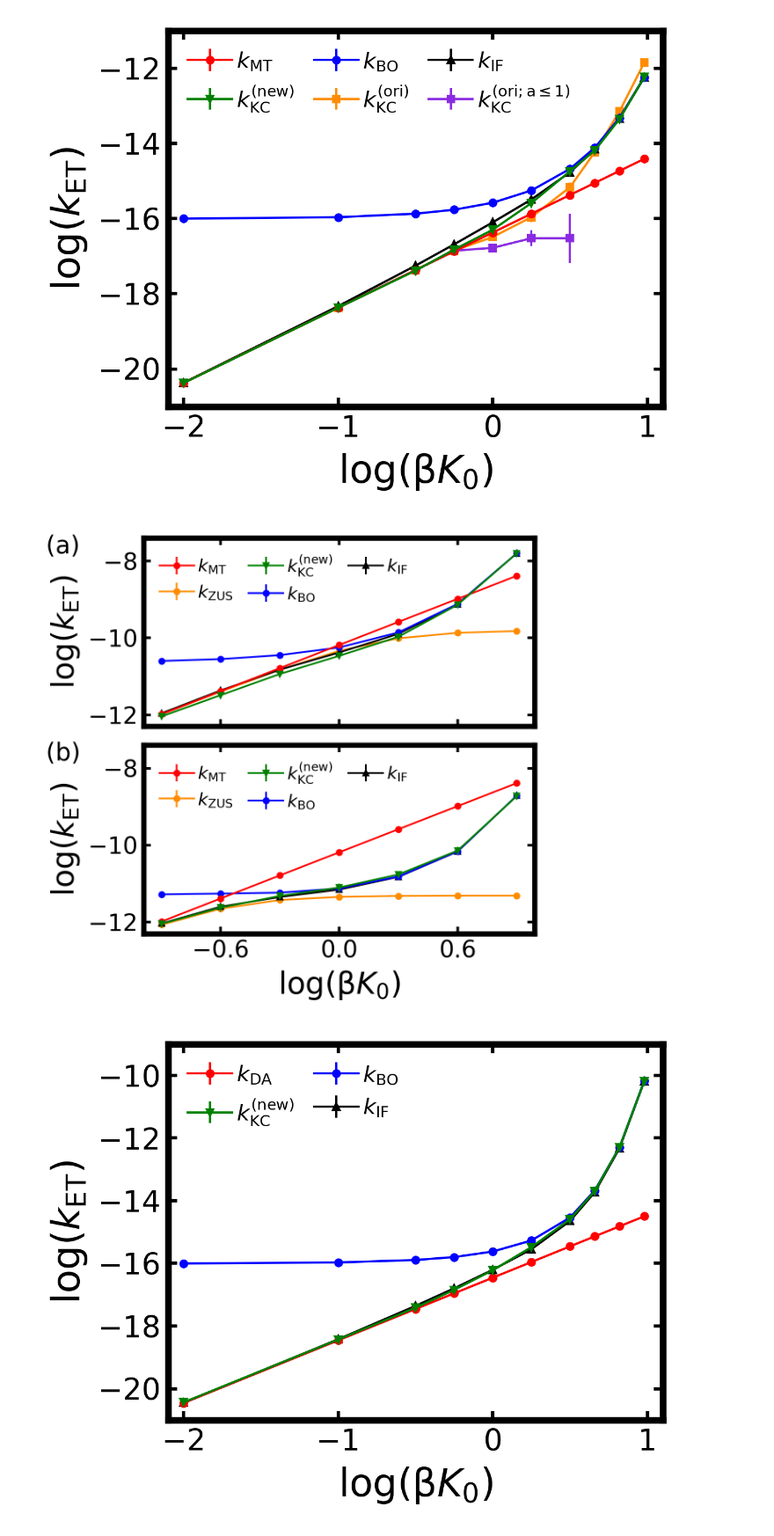
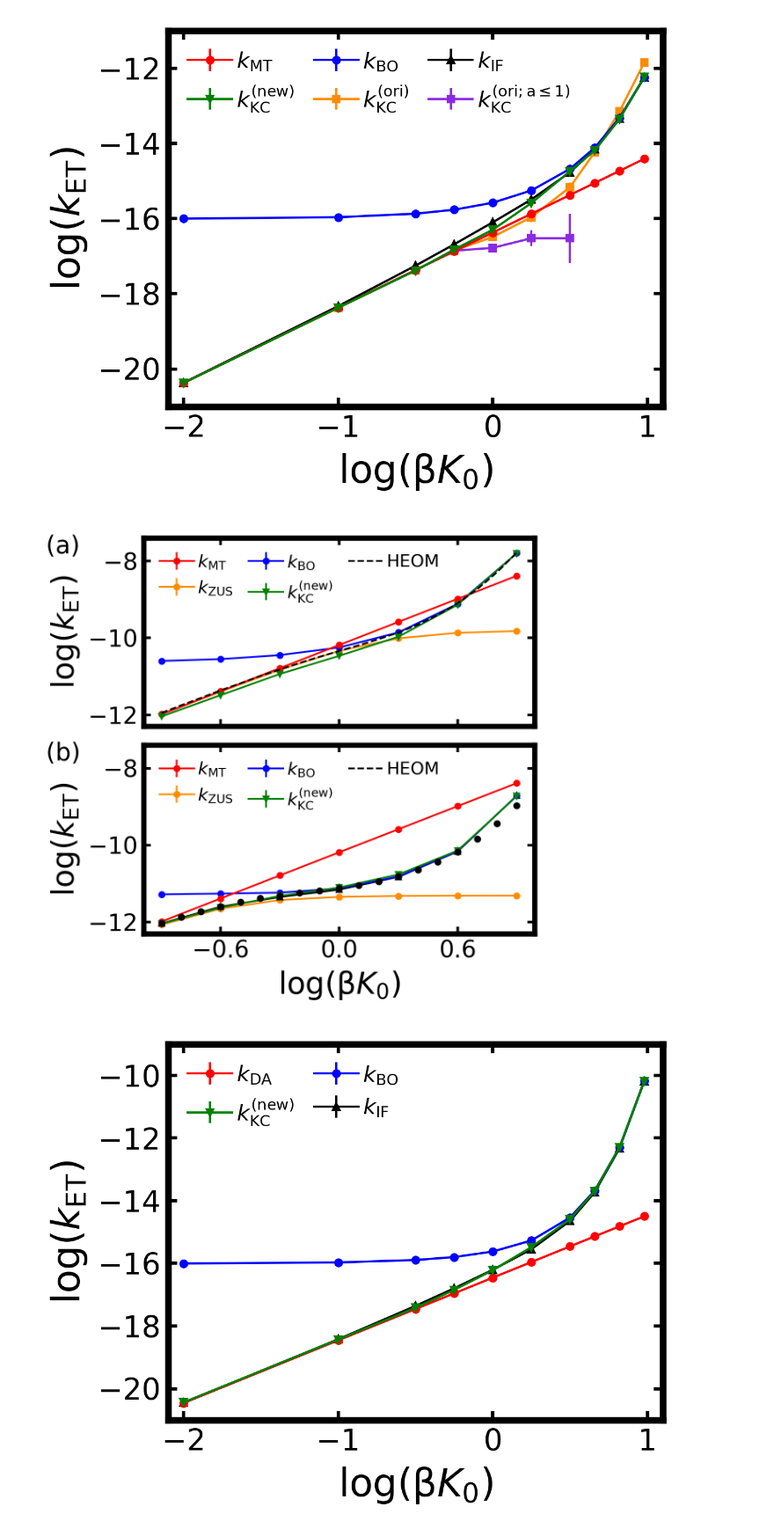
Before and after one commit to suarez-va/kcrpmd_calculations_2025, a Jupyter notebook: kcrpmd_figures/Figures.ipynb, the cells around one changed output. Shown at 88% size. Saved outputs shown, nothing was run; the diff lists cells and outputs as text; code cells hidden in the pictures.

Commit message:
more plots more plots

```diff
--- a/kcrpmd_figures/Figures.ipynb
+++ b/kcrpmd_figures/Figures.ipynb
@@ -454,6 +454,10 @@ plt.show()
 ########################
 ####### FIGURE 5 #######
 ########################
+
+logbD = np.array([-0.90,-0.80,-0.70,-0.60,-0.50,-0.40,-0.30,-0.20,-0.10, 0.00, 0.10, 0.20, 0.30, 0.40, 0.50, 0.60, 0.70, 0.80, 0.90])
+logbkg1 = np.array([-8.93,-8.73,-8.54,-8.34,-8.16,-7.97,-7.80,-7.63,-7.47,-7.32,-7.17,-7.01,-6.84,-6.63,-6.38,-6.08,-5.71,-5.27,-4.76])
+logbkg32 = np.array([-9.01,-8.85,-8.70,-8.57,-8.46,-8.36,-8.29,-8.22,-8.16,-8.10,-8.02,-7.92,-7.79,-7.62,-7.41,-7.15,-6.82,-6.42,-5.95])
 
 # Reading in directories for system 1 (system A gam/(M*omega_c)=1)
 adiabatic_fix_s_gam_1 = sorted([d for d in os.listdir('../_sys_A2/adiabatic') if d.startswith('_fix_s')], key=lambda s: float(s.split("logK_")[1]))
@@ -553,37 +557,48 @@ for i in range(4,7):
 
 fig, (ax1, ax2) = plt.subplots(nrows=2, ncols=1, figsize=(4.0, 4.0), sharex=True, sharey=False, dpi=300)
 ax1.text(-0.25, 0.92, "(a)", transform=ax1.transAxes, fontsize=14)
 ax1.set_xlim(-0.99,0.99)
 ax1.set_xticks([-0.6, 0.0, 0.6])
 ax1.set_ylabel(r"log($k_{\mathrm{ET}}$)", fontsize = 17.5)
 ax1.set_ylim(-12.3,-7.4)
 ax1.set_yticks([-12, -10, -8])
 ax1.errorbar(logKg1_arr, np.log10(kGRg1_arr), kGRg1_arr*0, fmt='o-', markersize=3, linewidth=1, color='r', label=r'$k_\mathrm{MT}$', zorder=5)
 ax1.errorbar(logKg1_arr, np.log10(kZUSg1_arr), kZUSg1_arr*0, fmt='o-', markersize=3, linewidth=1, color='darkorange', label=r'$k_\mathrm{ZUS}$', zorder=2)
 ax1.errorbar(logKg1_arr, np.log10(knewg1_arr), knewg1_se_arr / (knewg1_arr * np.log(10)), fmt='v-', markersize=3, linewidth=1, color='g', label=r'$k_\mathrm{KC}^\mathrm{(new)}$', zorder=6)
 ax1.errorbar(logKg1_arr, np.log10(kBOg1_arr), kBOg1_se_arr / (kBOg1_arr * np.log(10)), fmt='o-', markersize=3, linewidth=1, color='b', label=r'$k_\mathrm{BO}$', zorder=4)
-ax1.errorbar(logKg1_arr, np.log10(kIFg1_arr), kIFg1_se_arr / (kIFg1_arr * np.log(10)), fmt='^-', markersize=3, linewidth=1, color='k', label=r'$k_\mathrm{IF}$', zorder=3)
-ax1.legend(ncol=3, fontsize=10, loc='upper left', handletextpad=0.2,  columnspacing=0.9)
+#ax1.errorbar(logKg1_arr, np.log10(kIFg1_arr), kIFg1_se_arr / (kIFg1_arr * np.log(10)), fmt='^-', markersize=3, linewidth=1, color='k', label=r'$k_\mathrm{IF}$', zorder=3)
+#ax1.plot(logbDg1, logbkg1 - np.log10(beta), 'ko', ms=3, label=r'HEOM', zorder=1)
+ax1.plot(logbD, logbkg1 - np.log10(beta), '--', linewidth=1, color='k', label=r'HEOM', zorder=7)
+handles, labels = ax1.get_legend_handles_labels()
+order = [1, 2, 4, 3, 0]
+ax1.legend([handles[i] for i in order], [labels[i] for i in order], ncol=3, fontsize=10, loc='upper left', handletextpad=0.2, columnspacing=0.9)
+#ax1.legend(ncol=3, fontsize=10, loc='upper left', handletextpad=0.2,  columnspacing=0.9)
+
 
 ax2.text(-0.25, 0.92, "(b)", transform=ax2.transAxes, fontsize=14)
 ax2.set_xlabel(r"log(β$K_0$)", fontsize = 17.5)
 ax2.set_xlim(-0.99,0.99)
 ax2.set_xticks([-0.6, 0.0, 0.6])
 ax2.set_ylabel(r"log($k_{\mathrm{ET}}$)", fontsize = 17.5)
 ax2.set_ylim(-12.3,-7.4)
 ax2.set_yticks([-12, -10, -8])
 ax2.errorbar(logKg32_arr, np.log10(kGRg32_arr), kGRg32_arr*0, fmt='o-', markersize=3, linewidth=1, color='r', label=r'$k_\mathrm{MT}$', zorder=5)
 ax2.errorbar(logKg32_arr, np.log10(kZUSg32_arr), kZUSg32_arr*0, fmt='o-', markersize=3, linewidth=1, color='darkorange', label=r'$k_\mathrm{ZUS}$', zorder=2)
 ax2.errorbar(logKg32_arr, np.log10(knewg32_arr), knewg32_se_arr / (knewg32_arr * np.log(10)), fmt='v-', markersize=3, linewidth=1, color='g', label=r'$k_\mathrm{KC}^\mathrm{(new)}$', zorder=6)
 ax2.errorbar(logKg32_arr, np.log10(kBOg32_arr), kBOg32_se_arr / (kBOg32_arr * np.log(10)), fmt='o-', markersize=3, linewidth=1, color='b', label=r'$k_\mathrm{BO}$', zorder=4)
 ax2.errorbar(logKg32_arr, np.log10(kIFg32_arr), kIFg32_se_arr / (kIFg32_arr * np.log(10)), fmt='^-', markersize=3, linewidth=1, color='k', label=r'$k_\mathrm{IF}$', zorder=3)
-ax2.legend(ncol=3, fontsize=10, loc='upper left', handletextpad=0.2, columnspacing=0.9)
+ax2.plot(logbD, logbkg32 - np.log10(beta), 'ko', ms=3, label=r'HEOM', zorder=7)
+#ax2.plot(logbD, logbkg32 - np.log10(beta), '--', linewidth=1, color='k', label=r'HEOM', zorder=7)
+handles, labels = ax1.get_legend_handles_labels()
+order = [1, 2, 4, 3, 0]
+ax2.legend([handles[i] for i in order], [labels[i] for i in order], ncol=3, fontsize=10, loc='upper left', handletextpad=0.2, columnspacing=0.9)
+#ax2.legend(ncol=3, fontsize=10, loc='upper left', handletextpad=0.2, columnspacing=0.9)
 
 plt.subplots_adjust(hspace=0.1, left=0.20, right=0.98, top=0.98, bottom=0.19)
 plt.savefig('fig5.png')
 plt.show()
 # %% [output]
-[figure, old version]
+[figure, new version]
 # %%
 ########################
 ####### FIGURE 6 #######
```
Also changed, not shown: parts of 3 cells of this notebook, 1 other file.
